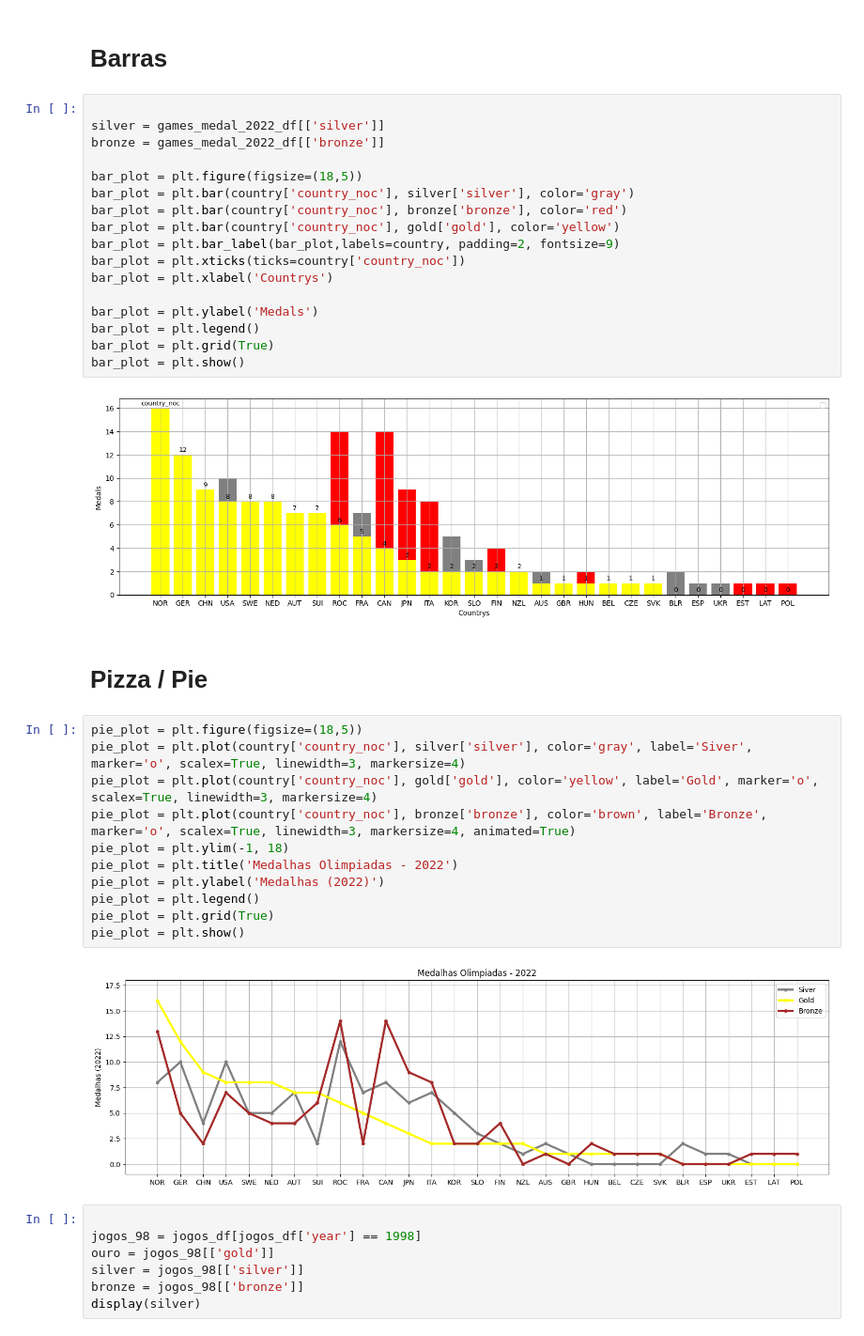
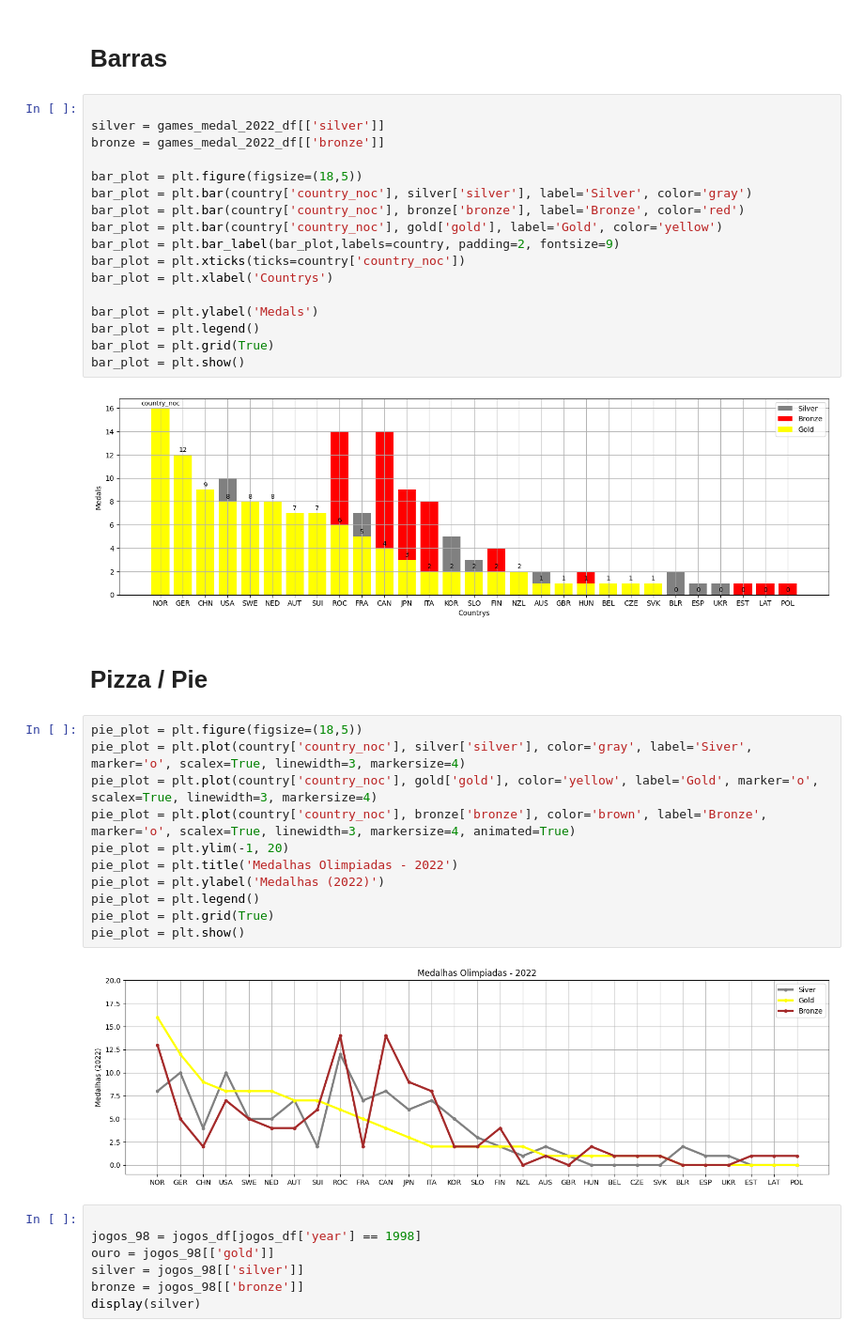
Before and after one commit to guilhptg/Graficos, a Jupyter notebook: graficos/olimpiadas/olimpiadas.ipynb, the cells around one changed output. Shown at 94% size. Saved outputs shown, nothing was run; the diff lists cells and outputs as text.

```diff
--- a/graficos/olimpiadas/olimpiadas.ipynb
+++ b/graficos/olimpiadas/olimpiadas.ipynb
@@ -84,9 +84,9 @@ silver = games_medal_2022_df[['silver']]
 bronze = games_medal_2022_df[['bronze']]
 
 bar_plot = plt.figure(figsize=(18,5))
-bar_plot = plt.bar(country['country_noc'], silver['silver'], color='gray')
-bar_plot = plt.bar(country['country_noc'], bronze['bronze'], color='red')
-bar_plot = plt.bar(country['country_noc'], gold['gold'], color='yellow')
+bar_plot = plt.bar(country['country_noc'], silver['silver'], label='Silver', color='gray')
+bar_plot = plt.bar(country['country_noc'], bronze['bronze'], label='Bronze', color='red')
+bar_plot = plt.bar(country['country_noc'], gold['gold'], label='Gold', color='yellow')
 bar_plot = plt.bar_label(bar_plot,labels=country, padding=2, fontsize=9)
 bar_plot = plt.xticks(ticks=country['country_noc'])
 bar_plot = plt.xlabel('Countrys')
@@ -96,22 +96,22 @@ bar_plot = plt.legend()
 bar_plot = plt.grid(True)
 bar_plot = plt.show()
 # %% [output]
-[figure, old version]
+[figure, new version]
 # %% [markdown]
 # Pizza / Pie
 # %%
 pie_plot = plt.figure(figsize=(18,5))
 pie_plot = plt.plot(country['country_noc'], silver['silver'], color='gray', label='Siver', marker='o', scalex=True, linewidth=3, markersize=4)
 pie_plot = plt.plot(country['country_noc'], gold['gold'], color='yellow', label='Gold', marker='o', scalex=True, linewidth=3, markersize=4)
 pie_plot = plt.plot(country['country_noc'], bronze['bronze'], color='brown', label='Bronze', marker='o', scalex=True, linewidth=3, markersize=4, animated=True)
-pie_plot = plt.ylim(-1, 18)
+pie_plot = plt.ylim(-1, 20)
 pie_plot = plt.title('Medalhas Olimpiadas - 2022')
 pie_plot = plt.ylabel('Medalhas (2022)')
 pie_plot = plt.legend()
 pie_plot = plt.grid(True)
 pie_plot = plt.show()
 # %% [output]
-[figure, old version]
+[figure, new version]
 # %%
 
 jogos_98 = jogos_df[jogos_df['year'] == 1998]
```
